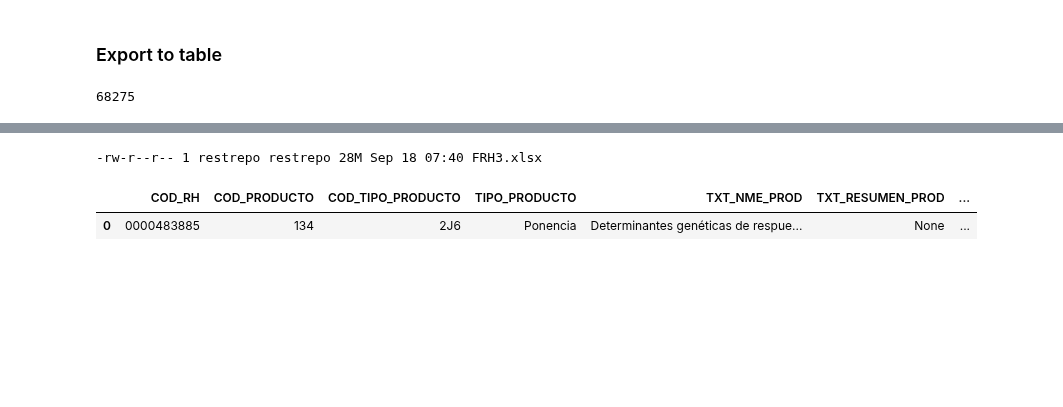
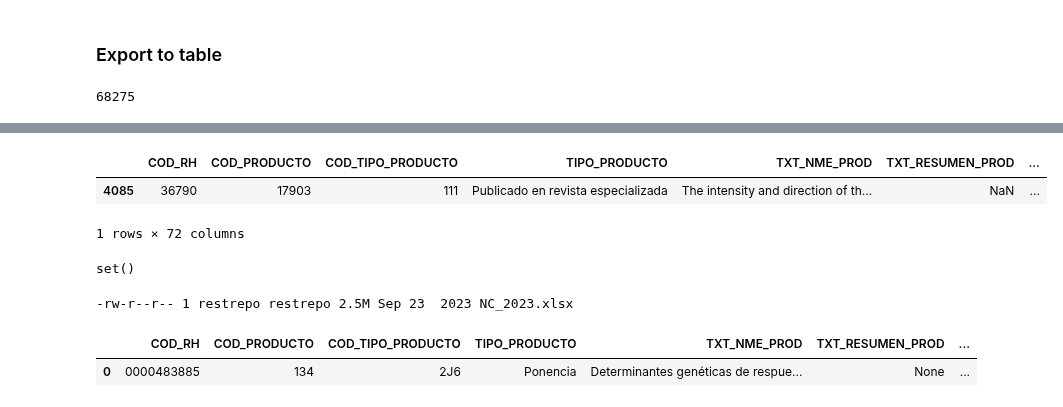
Before and after one commit to colav-playground/scienti, a Jupyter notebook: ScientiAPI.ipynb, the cells around one changed output, grey strips where cells are left out. Drawn from its saved outputs; the diff is of its cells as text; code cells hidden in the pictures; blank space fills up the shorter version.

```diff
--- a/ScientiAPI.ipynb
+++ b/ScientiAPI.ipynb
@@ -370,0 +332,8 @@ df[60000:].to_excel('ASC6.xlsx',engine='xlsxwriter',index=None)
+# %%
+df=pd.read_excel('NC_2023.xlsx')
+# %%
+df[df['TXT_DOI'].fillna('').str.contains("10.1016/j.tsf.2022.139396")]
+# %% [output]
+|  | COD_RH | COD_PRODUCTO | COD_TIPO_PRODUCTO | TIPO_PRODUCTO | TXT_NME_PROD | TXT_RESUMEN_PROD | ... |
+| 4085 | 36790 | 17903 | 111 | Publicado en revista especializada | The intensity and direction of th... | NaN | ... |
+1 rows × 72 columns
@@ -371,9 +342,13 @@ df[60000:].to_excel('ASC6.xlsx',engine='xlsxwriter',index=None)
+# %%
+set(di.DOI.str.lower().to_list()).difference( set(df['TXT_DOI'].fillna('').str.lower().to_list())   )
+# %% [output]
+set()
 # %%
 del Ws
 # %%
-ls -lh FRH3.xlsx
+ls -lh NC_2023.xlsx
 # %% [output]
--rw-r--r-- 1 restrepo restrepo 28M Sep 18 07:40 FRH3.xlsx
+-rw-r--r-- 1 restrepo restrepo 2.5M Sep 23  2023 NC_2023.xlsx
 # %%
 df[:1]
 # %% [output]
```
Also changed, not shown: parts of 38 cells of this notebook.
